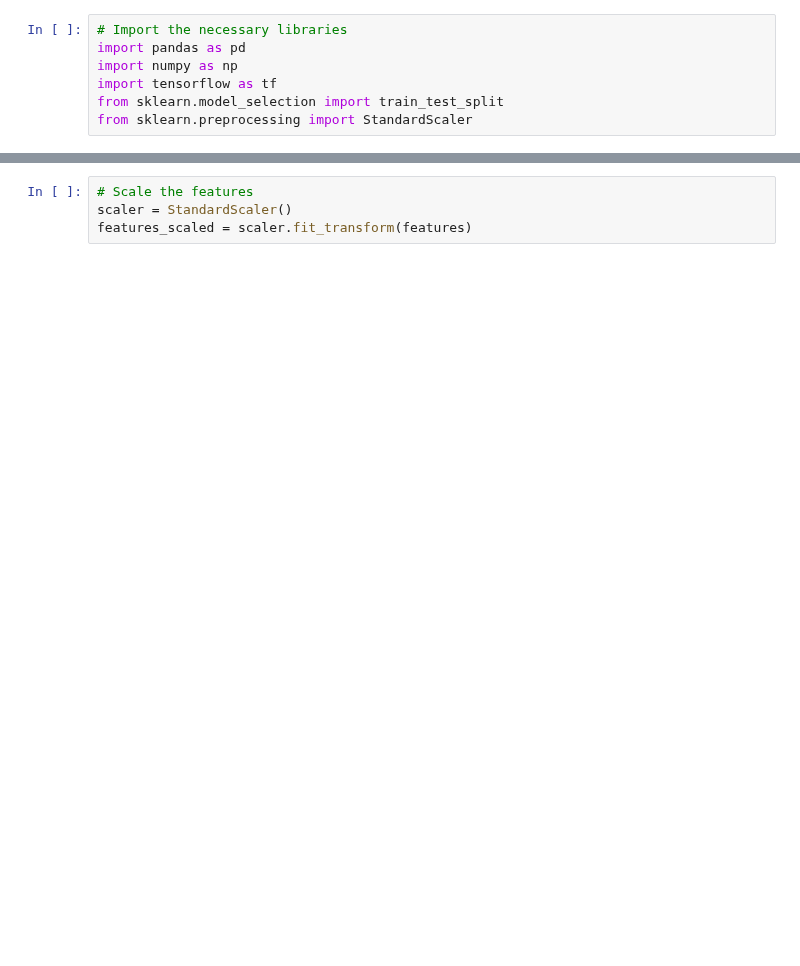
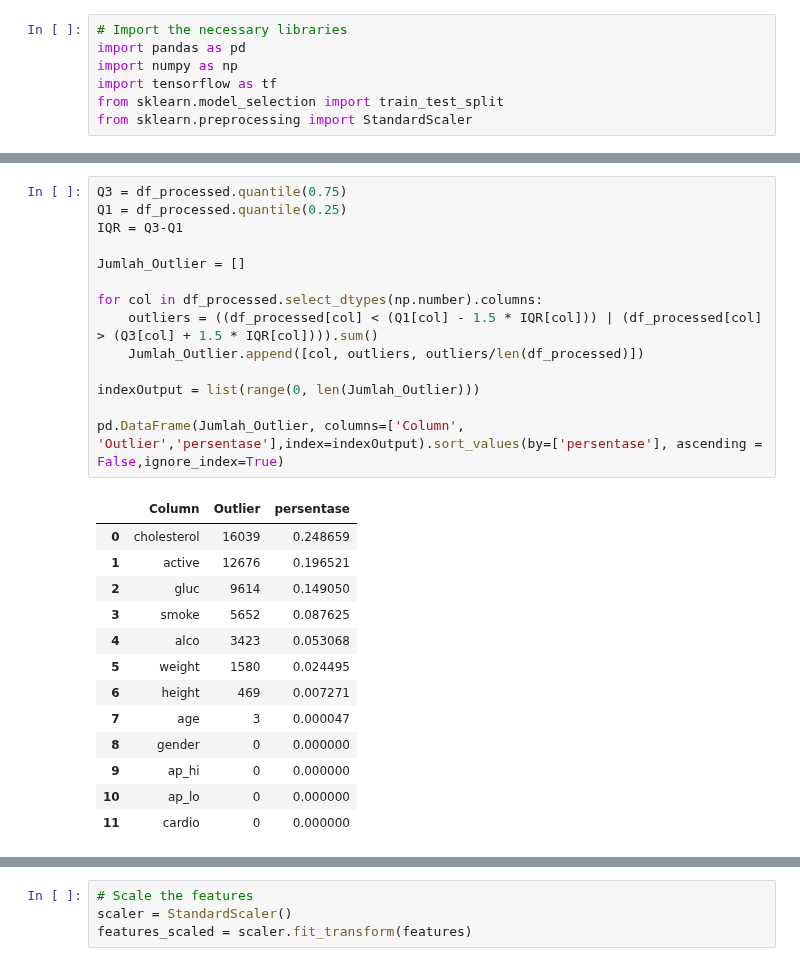
Before and after one commit to C23-PC718/Nutriast_ML, a Jupyter notebook: buildnewmodel.ipynb, the cells around one changed output, grey strips where cells are left out. Saved outputs shown, nothing was run; the diff lists cells and outputs as text; blank space fills up the shorter version.

```diff
--- a/buildnewmodel.ipynb
+++ b/buildnewmodel.ipynb
@@ -7,0 +109,28 @@ from sklearn.preprocessing import StandardScaler
+# %%
+Q3 = df_processed.quantile(0.75)
+Q1 = df_processed.quantile(0.25)
+IQR = Q3-Q1
+
+Jumlah_Outlier = []
+
+for col in df_processed.select_dtypes(np.number).columns:
+    outliers = ((df_processed[col] < (Q1[col] - 1.5 * IQR[col])) | (df_processed[col] > (Q3[col] + 1.5 * IQR[col]))).sum()
+    Jumlah_Outlier.append([col, outliers, outliers/len(df_processed)])
+
+indexOutput = list(range(0, len(Jumlah_Outlier)))
+
+pd.DataFrame(Jumlah_Outlier, columns=['Column', 'Outlier','persentase'],index=indexOutput).sort_values(by=['persentase'], ascending = False,ignore_index=True)
+# %% [output]
+|  | Column | Outlier | persentase |
+| 0 | cholesterol | 16039 | 0.248659 |
+| 1 | active | 12676 | 0.196521 |
+| 2 | gluc | 9614 | 0.149050 |
+| 3 | smoke | 5652 | 0.087625 |
+| 4 | alco | 3423 | 0.053068 |
+| 5 | weight | 1580 | 0.024495 |
+| 6 | height | 469 | 0.007271 |
+| 7 | age | 3 | 0.000047 |
+| 8 | gender | 0 | 0.000000 |
+| 9 | ap_hi | 0 | 0.000000 |
+| 10 | ap_lo | 0 | 0.000000 |
+| 11 | cardio | 0 | 0.000000 |
```
Also changed, not shown: parts of 11 cells of this notebook.
